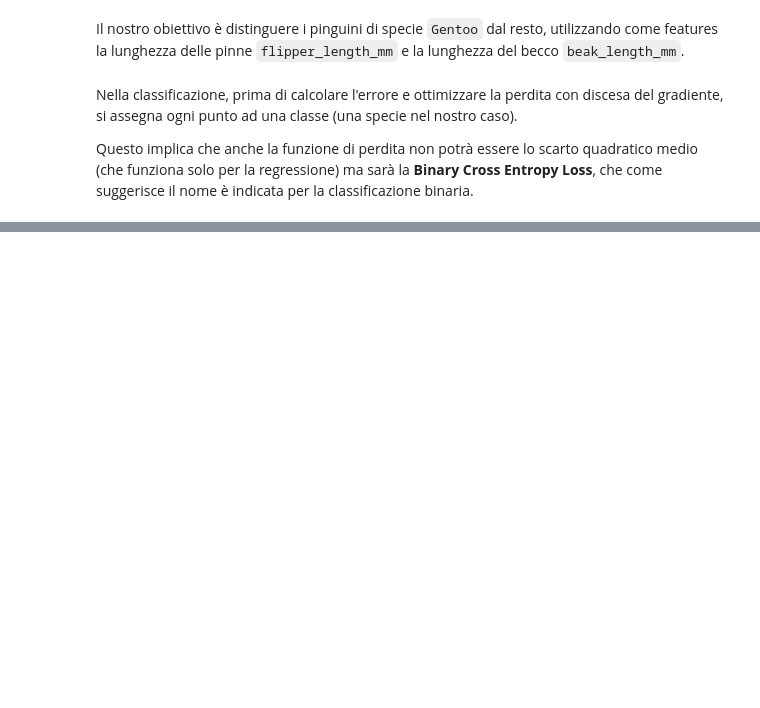
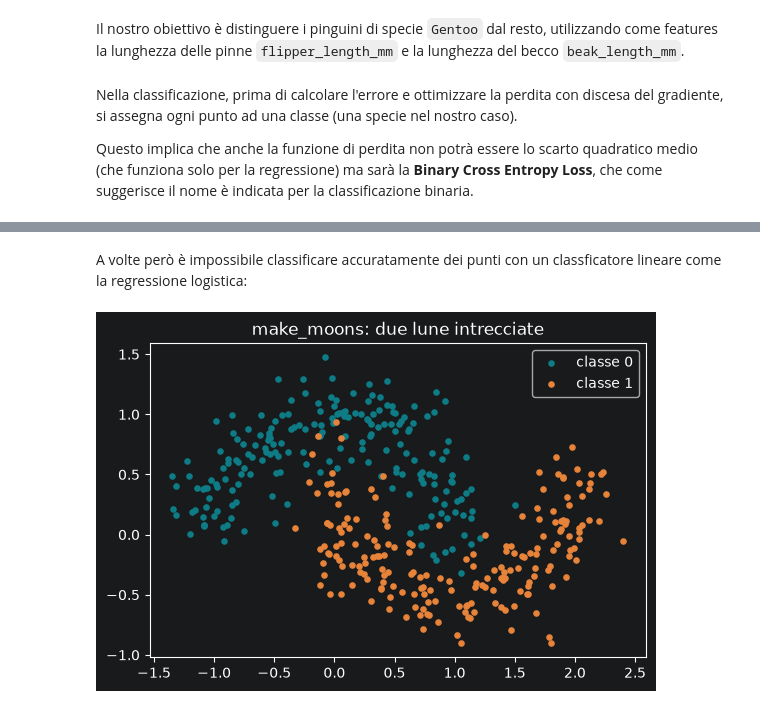
Before and after one commit to GaiaSaveri/AI4NLP-GalileiTS, a Jupyter notebook: 1_linear_logistic_regression.ipynb, the cells around one changed output, grey strips where cells are left out. Drawn from its saved outputs; the diff is of its cells as text; code cells hidden in the pictures; blank space fills up the shorter version.

```diff
--- a/1_linear_logistic_regression.ipynb
+++ b/1_linear_logistic_regression.ipynb
@@ -144,0 +296,15 @@ print(f"Accuratezza: {acc.item():.1%}")
+# %% [markdown]
+A volte però è impossibile classificare accuratamente dei punti con un classficatore lineare come la regressione logistica:
+# %%
+from sklearn.datasets import make_moons
+Xm, ym = make_moons(n_samples=400, noise=0.2, random_state=0)
+Xm = torch.tensor(Xm, dtype=torch.float32)
+ym = torch.tensor(ym, dtype=torch.long)
+
+# visualizziamo le due “lune”: nessuna retta riesce a separarle
+plt.scatter(Xm[ym == 0, 0], Xm[ym == 0, 1], s=14, c="#0E7C86", label="classe 0")
+plt.scatter(Xm[ym == 1, 0], Xm[ym == 1, 1], s=14, c="#E8833A", label="classe 1")
+plt.legend(); plt.gca().set_aspect("equal")
+plt.title("make_moons: due lune intrecciate"); plt.show()
+# %% [output]
+[figure, added]
```
Also changed, not shown: parts of 20 cells of this notebook, 4 other files.
